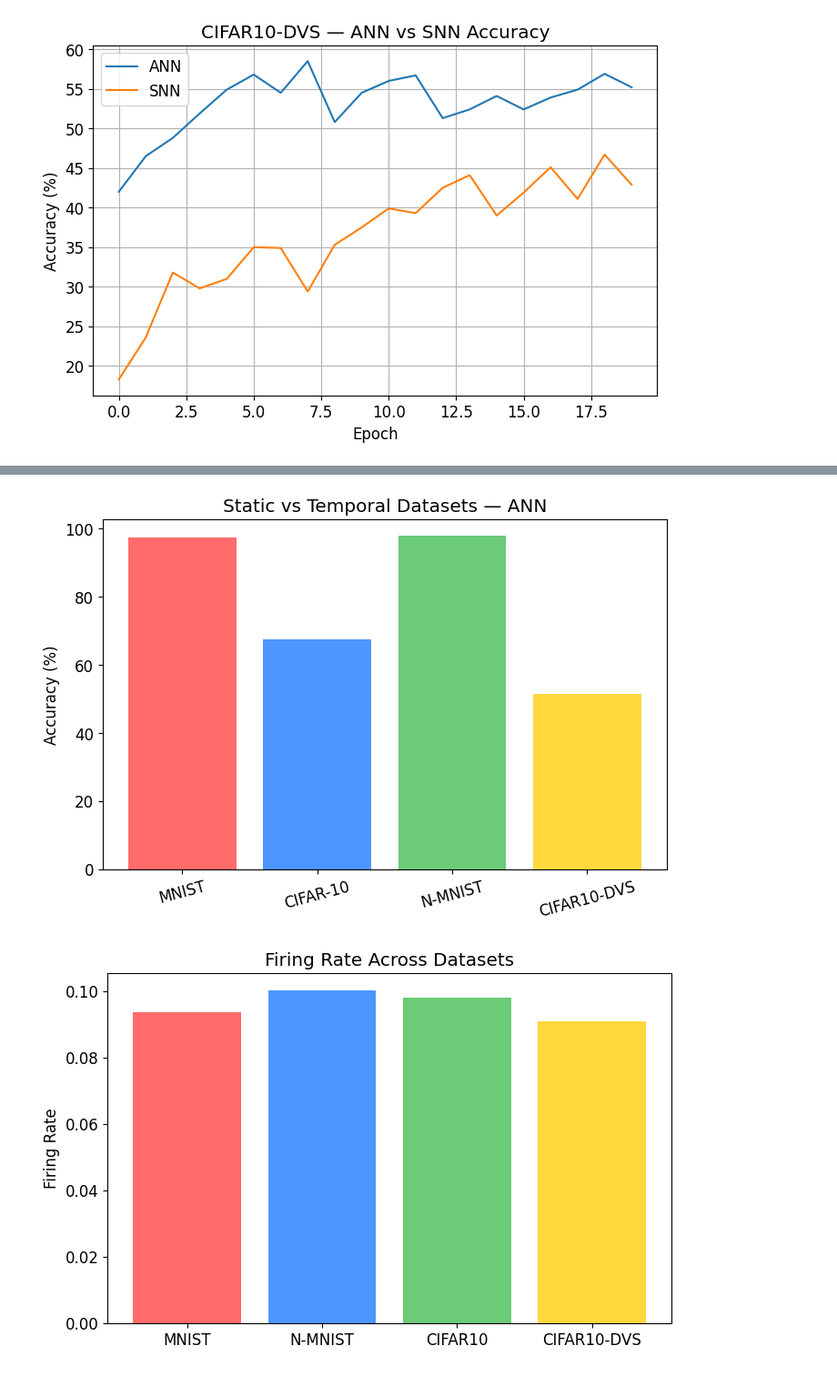
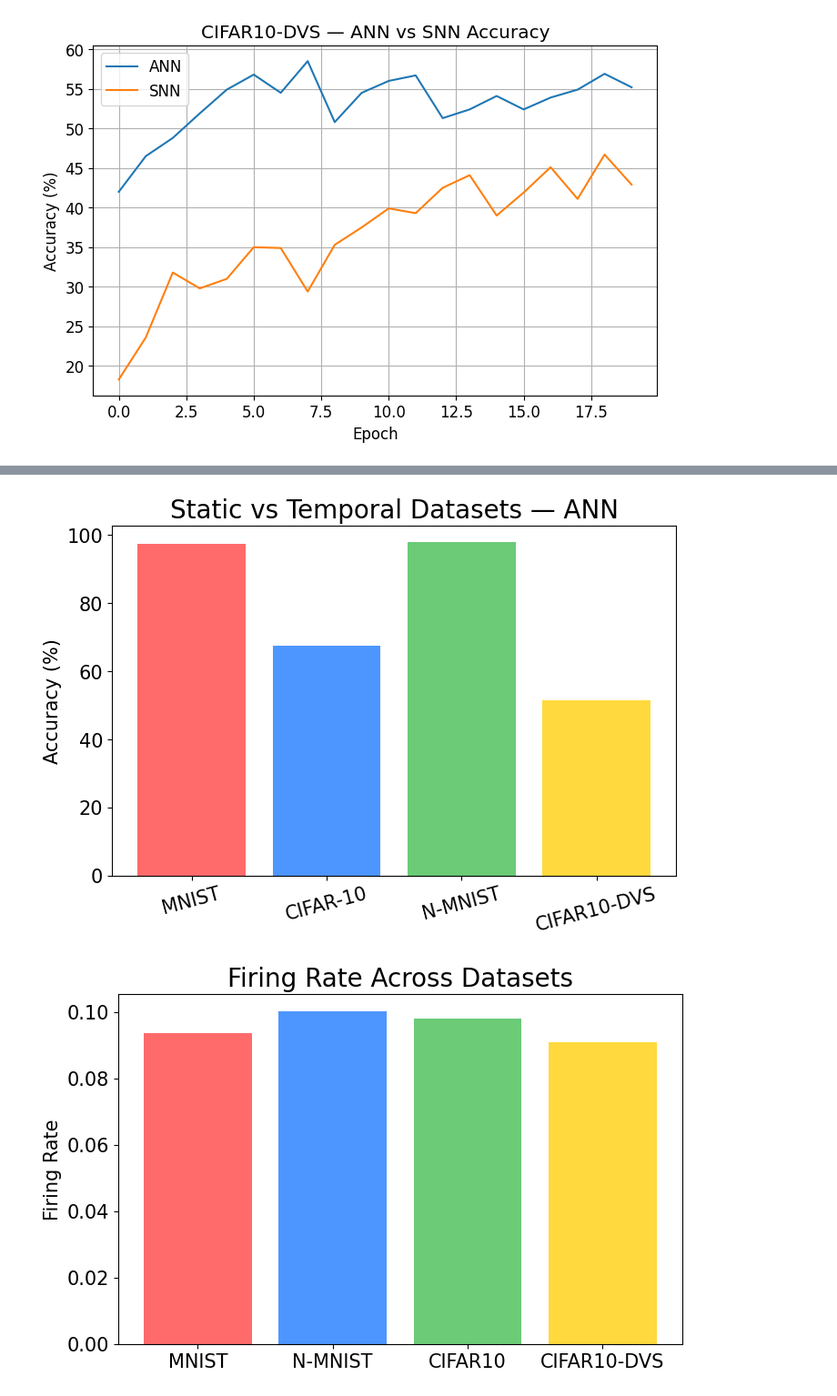
Before and after one commit to julenlegido/SpikingNeuralNetworks, a Jupyter notebook: notebooks/temporal_datasets.ipynb, the cells around one changed output, grey strips where cells are left out. Shown at 91% size. Saved outputs shown, nothing was run; the diff lists cells and outputs as text; code cells hidden in the pictures.

```diff
--- a/notebooks/temporal_datasets.ipynb
+++ b/notebooks/temporal_datasets.ipynb
@@ -556,41 +557,45 @@ acc = [
 ]
 
 plt.bar(datasets, acc, color=colors)
-plt.ylabel("Accuracy (%)")
-plt.title("Static vs Temporal Datasets — ANN")
+plt.ylabel("Accuracy (%)", fontsize=15)
+plt.title("Static vs Temporal Datasets — ANN", fontsize=20)
+plt.xticks(fontsize=15)
+plt.yticks(fontsize=15)
 plt.xticks(rotation=15)
-plt.savefig("results/figures/static_temporal_accuracy_comparison_ANN.png", dpi=300)
+#plt.savefig("results/figures/static_temporal_accuracy_comparison_ANN.png", dpi=300)
 plt.show()
 # %% [output]
-[figure, old version]
+[figure, new version]
 # %%
 datasets = [
     "MNIST",
     "N-MNIST",
     "CIFAR10",
     "CIFAR10-DVS"
 ]
 
 smnist_static = load_json("results/logs/spike_rate_results_steps25_scale0.8.json")
 scifar_static = load_json("results/logs/spike_analysis_beta0.5_T15.json")
 
 
 colors = ['#FF6B6B', '#4D96FF', '#6BCB77', '#FFD93D']
 
 fr = [
     smnist_static["firing_rate"],
     spk10["firing_rate"],
     scifar_static["firing_rate"],
     spk_dvs095["firing_rate"]
 ]
 
 plt.bar(datasets, fr, color=colors)
-plt.ylabel("Firing Rate")
-plt.title("Firing Rate Across Datasets")
-plt.savefig("results/figures/static_temporal_firingRate_comparison.png", dpi=300)
+plt.ylabel("Firing Rate", fontsize =15)
+plt.title("Firing Rate Across Datasets", fontsize =20)
+plt.xticks(fontsize=15)
+plt.yticks(fontsize=15)
+#plt.savefig("results/figures/static_temporal_firingRate_comparison.png", dpi=300)
 plt.show()
 # %% [output]
-[figure, old version]
+[figure, new version]
 # %%
 sp = [
     smnist_static["sparsity"],
```
Also changed, not shown: parts of 8 cells of this notebook, 3 other files.
